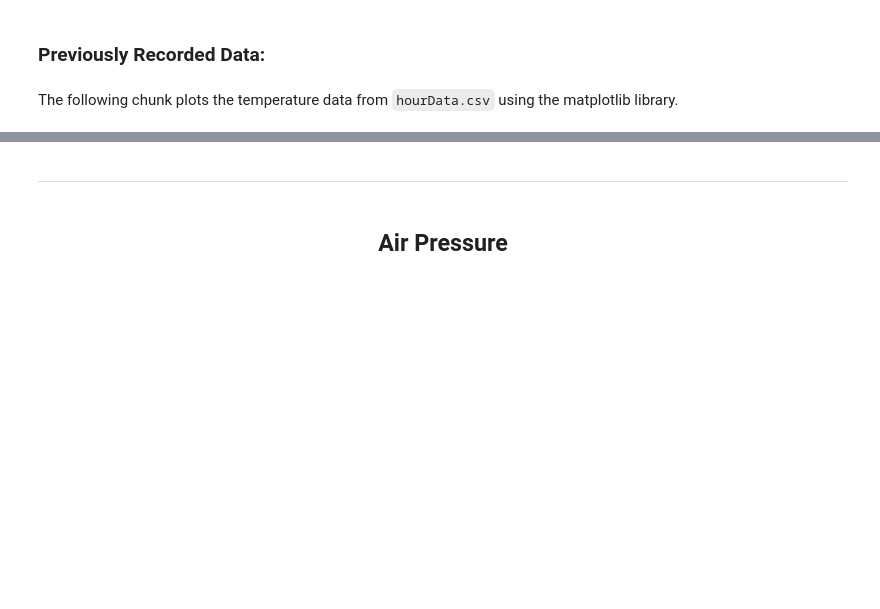
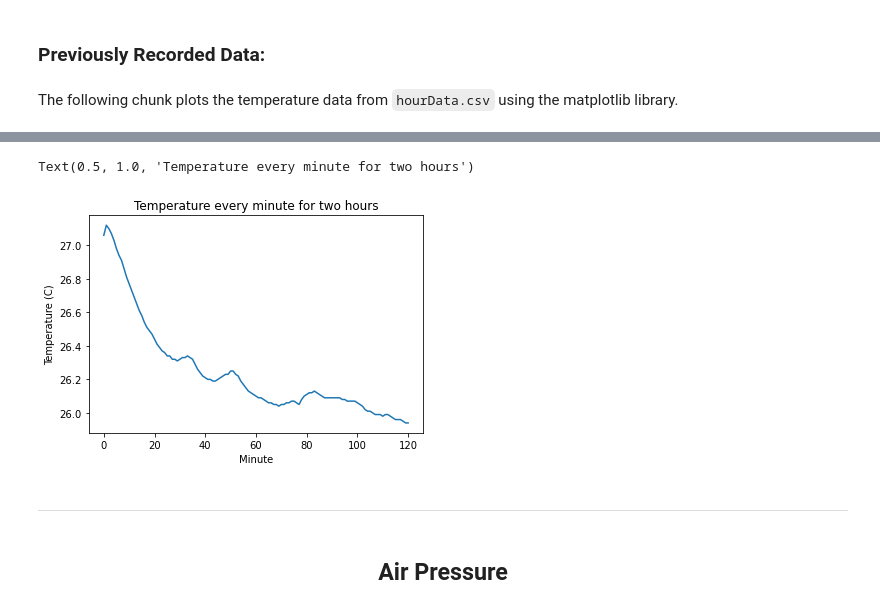
Before and after one commit to ddiLab/SageEdu, a Jupyter notebook: enviSensor/enviSensorDemo.ipynb, the cells around one changed output, grey strips where cells are left out. Saved outputs shown, nothing was run; the diff lists cells and outputs as text; code cells hidden in the pictures; blank space fills up the shorter version.

```diff
--- a/enviSensor/enviSensorDemo.ipynb
+++ b/enviSensor/enviSensorDemo.ipynb
@@ -47,6 +47,7 @@ The final four lines of code deal with the settings for the gas resistance measu
 The following line is simply loading a dataset taken from the sensor every minute over the course of an hour:
 # %%
 hour_data = np.loadtxt("hourData.csv", delimiter=",")
+nano_data = np.loadtxt("nanoData.csv", delimiter=",")
 # %% [markdown]
 Taking measurements from the sensor is very simple:
 temperature, pressure, and humidity can be read with `sensor.data.temperature`, `sensor.data.pressure`, and `sensor.data.humidity` respectively.
@@ -170,3 +171,11 @@ Text(0.5,1,'Temperature every minute for an hour')
+# %%
+plt.plot(nano_data[1:, 0], nano_data[1:,1])
+plt.xlabel('Minute')
+plt.ylabel('Temperature (C)')
+plt.title("Temperature every minute for two hours")
+# %% [output]
+Text(0.5, 1.0, 'Temperature every minute for two hours')
+[figure, added]
 # %% [markdown]
 ---
 # %% [markdown]
```
Also changed, not shown: parts of 10 cells of this notebook, 2 other files.
